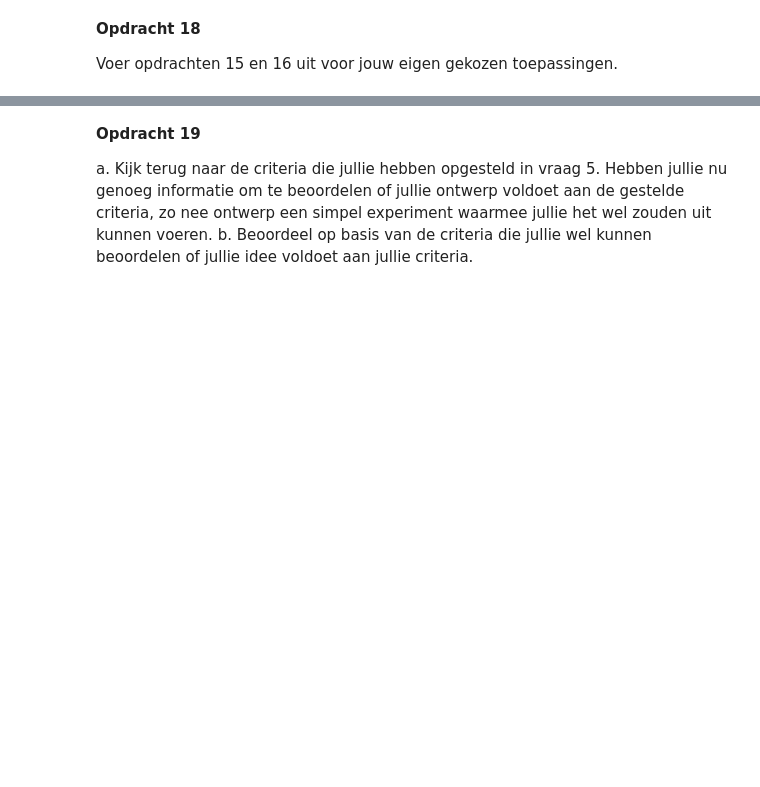
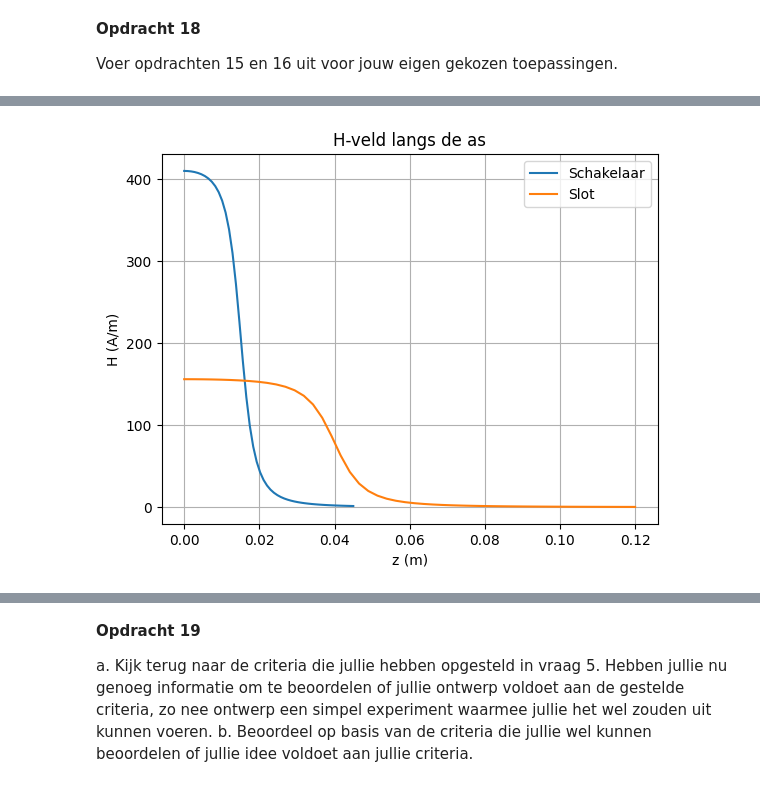
Before and after one commit to Tetras49/opdrachten-DEF-D, a Jupyter notebook: 2KrachtactuatorOpdracht/2KrachtactuatorOpdracht/KrachtactuatorOpdracht.ipynb, the cells around one changed output, grey strips where cells are left out. Cells and saved outputs as stored; diff of their text form; code cells hidden in the pictures; blank space fills up the shorter version.

```diff
--- a/2KrachtactuatorOpdracht/2KrachtactuatorOpdracht/KrachtactuatorOpdracht.ipynb
+++ b/2KrachtactuatorOpdracht/2KrachtactuatorOpdracht/KrachtactuatorOpdracht.ipynb
@@ -599,0 +736,90 @@ Error:
+# %%
+def compute_H(r_s, L_s, aantal_omwent, I):
+
+    def field_current_element(r_field, r_source, dl):
+        r = r_field - r_source
+        r_norm = np.linalg.norm(r)
+        if r_norm == 0:
+            return np.array([0.0, 0.0, 0.0])
+        return I/(4*np.pi) * np.cross(dl, r) / (r_norm**3)
+
+    n_ax = 50
+    z_ax = np.linspace(0, 1.5 * L_s, n_ax)
+    H_ax = np.zeros(n_ax)
+
+    N = 2000
+
+    for i in range(n_ax):
+        r_field = np.array([0,0,z_ax[i]])
+        H = np.array([0.0,0.0,0.0])
+
+        for j in range(N):
+            theta = 2*np.pi*aantal_omwent*j/N
+            z_source = L_s*(j/N - 0.5)
+
+            r_source = np.array([
+                r_s*np.cos(theta),
+                r_s*np.sin(theta),
+                z_source
+            ])
+
+            dl = np.array([
+                -r_s*np.sin(theta),
+                 r_s*np.cos(theta),
+                 L_s/N
+            ])
+
+            H += field_current_element(r_field, r_source, dl)
+
+        H_ax[i] = H[2]
+
+    return z_ax, H_ax
+
+def compute_force_from_H(z_ax, H_ax, r_s, mu_r):
+
+    mu0 = 4*np.pi*1e-7
+    dz = z_ax[1] - z_ax[0]
+
+    Wz = -0.5 * np.pi * r_s**2 * np.cumsum(
+        np.flipud(H_ax) * mu_r * mu0 * np.flipud(H_ax)
+    ) * dz
+
+    F = -np.gradient(np.flipud(Wz), dz)
+
+    return F, Wz
+
+# Arduino stroom
+I = 0.04
+mu_r = 1000
+
+# Schakelaar
+z1, H1 = compute_H(0.004, 0.03, 400, I)
+F1, W1 = compute_force_from_H(z1, H1, 0.004, mu_r)
+
+# Slot
+z2, H2 = compute_H(0.008, 0.08, 200, I)
+F2, W2 = compute_force_from_H(z2, H2, 0.008, mu_r)
+
+plt.figure()
+plt.plot(z1, H1, label="Schakelaar")
+plt.plot(z2, H2, label="Slot")
+plt.title("H-veld langs de as")
+plt.xlabel("z (m)")
+plt.ylabel("H (A/m)")
+plt.legend()
+plt.grid()
+plt.show()
+
+plt.figure()
+plt.plot(z1, F1, label="Schakelaar")
+plt.plot(z2, F2, label="Slot")
+plt.axhline(-0.2, linestyle='--', label="Benodigd schakelaar")
+plt.axhline(-3, linestyle='--', label="Benodigd slot")
+plt.title("Kracht op plunjer")
+plt.xlabel("z (m)")
+plt.ylabel("F (N)")
+plt.legend()
+plt.grid()
+plt.show()
+# %% [output]
+[figure, added]
```
Also changed, not shown: parts of 13 cells of this notebook.
